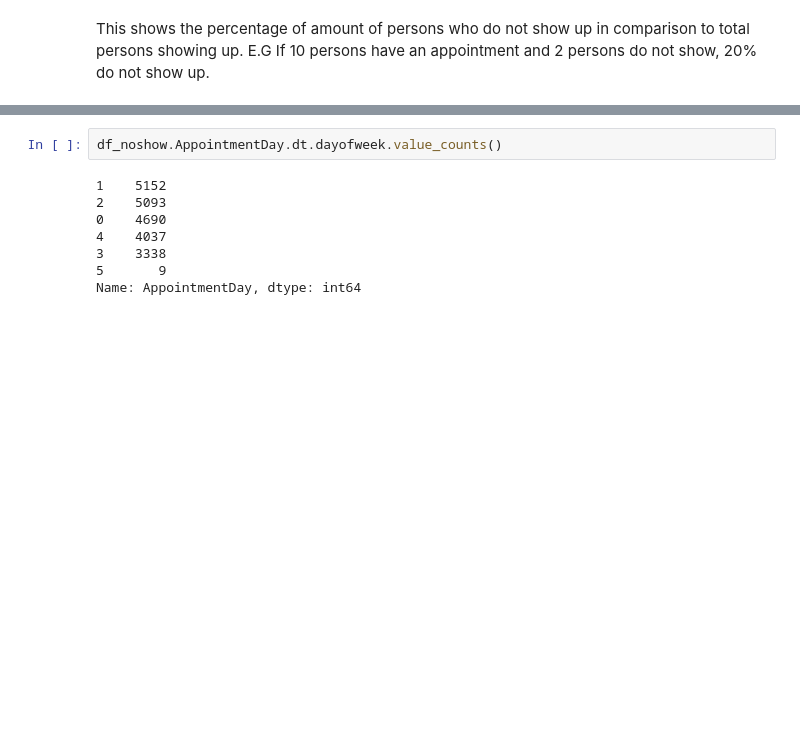
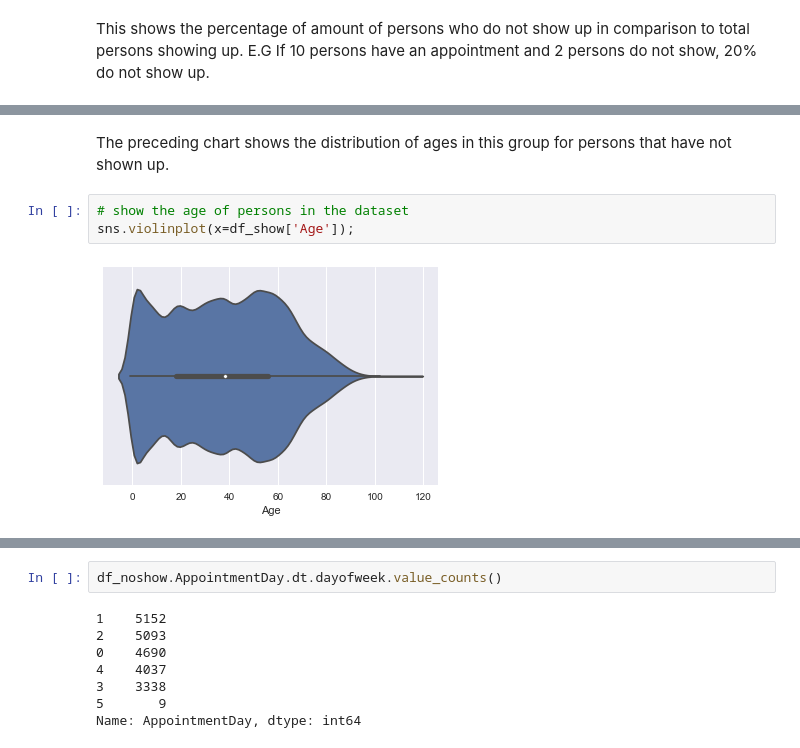
Before and after one commit to debadarshy/no-show-appointments, a Jupyter notebook: no-show-appointments.ipynb, the cells around one changed output, grey strips where cells are left out. Drawn from its saved outputs; the diff is of its cells as text; blank space fills up the shorter version.

```diff
--- a/no-show-appointments.ipynb
+++ b/no-show-appointments.ipynb
@@ -256,0 +267,7 @@ plt.show()
+# %% [markdown]
+The preceding chart shows the distribution of ages in this group for persons that have not shown up.
+# %%
+# show the age of persons in the dataset
+sns.violinplot(x=df_show['Age']);
+# %% [output]
+[figure, added]
```
Also changed, not shown: parts of 22 cells of this notebook, 1 other file.
